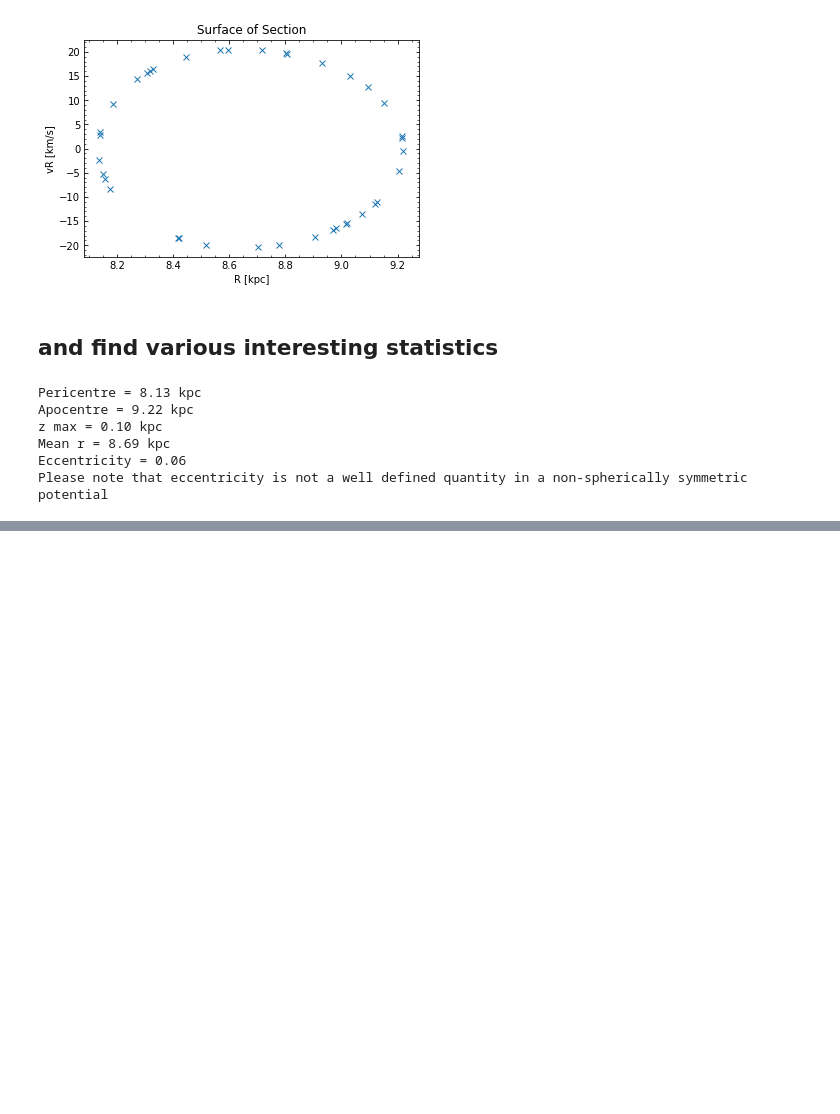
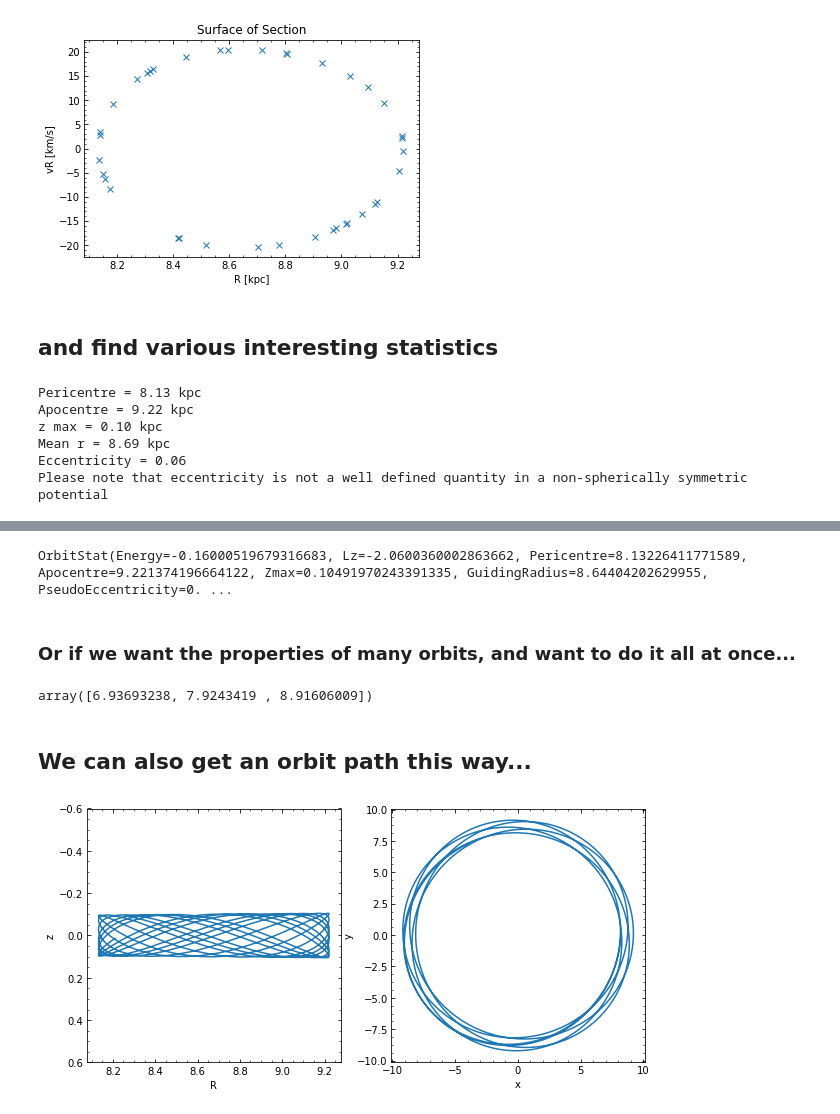
Before and after one commit to PaulMcMillan-Astro/GalPot, a Jupyter notebook: GalPotPythonExample.ipynb, the cells around one changed output, grey strips where cells are left out. Drawn from its saved outputs; the diff is of its cells as text; code cells hidden in the pictures; blank space fills up the shorter version.

```diff
--- a/GalPotPythonExample.ipynb
+++ b/GalPotPythonExample.ipynb
@@ -269,0 +272,61 @@ Please note that eccentricity is not a well defined quantity in a non-sphericall
+# %%
+from GalPot import OrbitIntegrator
+# 13800 is end time in Myr. Note that this is also the default value
+OI = OrbitIntegrator(Phi,13800.)
+
+OI.getOrbitStats(xv_ini)
+# %% [output]
+OrbitStat(Energy=-0.16000519679316683, Lz=-2.0600360002863662, Pericentre=8.13226411771589, Apocentre=9.221374196664122, Zmax=0.10491970243391335, GuidingRadius=8.64404202629955, PseudoEccentricity=0. ...
+# %% [markdown]
+### Or if we want the properties of many orbits, and want to do it all at once...
+# %%
+norb = 3
+
+R_ini = np.linspace(7,9,norb)
+z_ini = 0.014 * np.ones_like(R_ini)
+phi_ini = np.zeros_like(R_ini)
+vR_ini = -11.1/Phi.kpc_Myr_to_km_s * np.ones_like(R_ini)
+vz_ini = 7.25/Phi.kpc_Myr_to_km_s * np.ones_like(R_ini)
+vphi_ini = (-233.1-12.24)/Phi.kpc_Myr_to_km_s * np.ones_like(R_ini)
+
+OrbitInput = np.vstack([R_ini,z_ini,phi_ini,vR_ini,vz_ini,vphi_ini]).T
+OrbitStatistics = OI.getOrbitStats(OrbitInput)
+OrbitStatistics.Pericentre
+# %% [output]
+array([6.93693238, 7.9243419 , 8.91606009])
+# %% [markdown]
+## We can also get an orbit path this way...
+# %%
+
+t_eval=np.linspace(0,1300,5000)
+
+
+OrbitPath,OrbitStatistics = OI.getOrbitPathandStats(xv_ini,t_eval)
+
+
+R    = OrbitPath[:,0]
+z    = OrbitPath[:,1]
+phi  = OrbitPath[:,2]
+vR   = OrbitPath[:,3]
+vz   = OrbitPath[:,4]
+vphi = OrbitPath[:,5]
+
+plt.gcf().set_size_inches(10, 5)
+plt.subplot(121)
+plt.plot(R,z)
+xmin,xmax = plt.xlim()
+ymin,ymax = plt.ylim()
+if ymax-ymin < xmax-xmin :
+    plt.ylim(0.5*(xmax-xmin), -0.5*(xmax-xmin))
+
+plt.gca().set_aspect('equal')
+plt.xlabel('R')
+plt.ylabel('z')
+plt.subplot(122)
+plt.plot(R*np.cos(phi),R*np.sin(phi))
+plt.xlabel('x')
+plt.ylabel('y')
+plt.gca().set_aspect('equal')
+plt.show()
+# %% [output]
+[figure, added]
```
Also changed, not shown: parts of 13 cells of this notebook, 2 other files.
